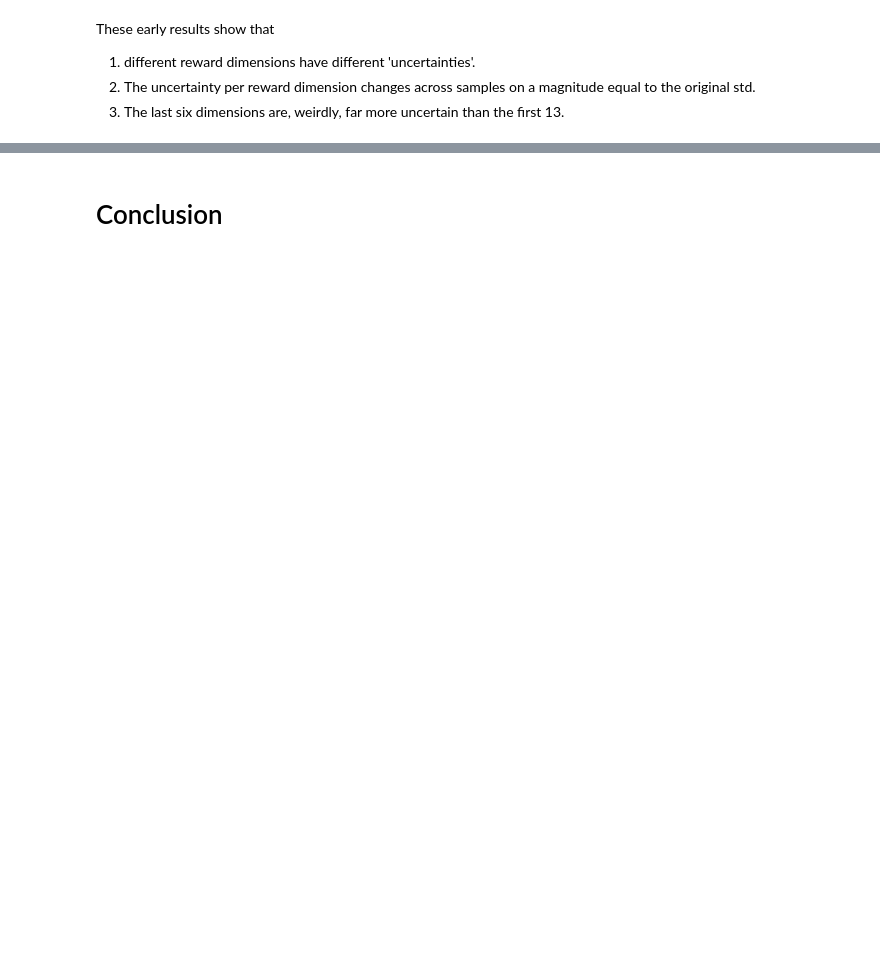
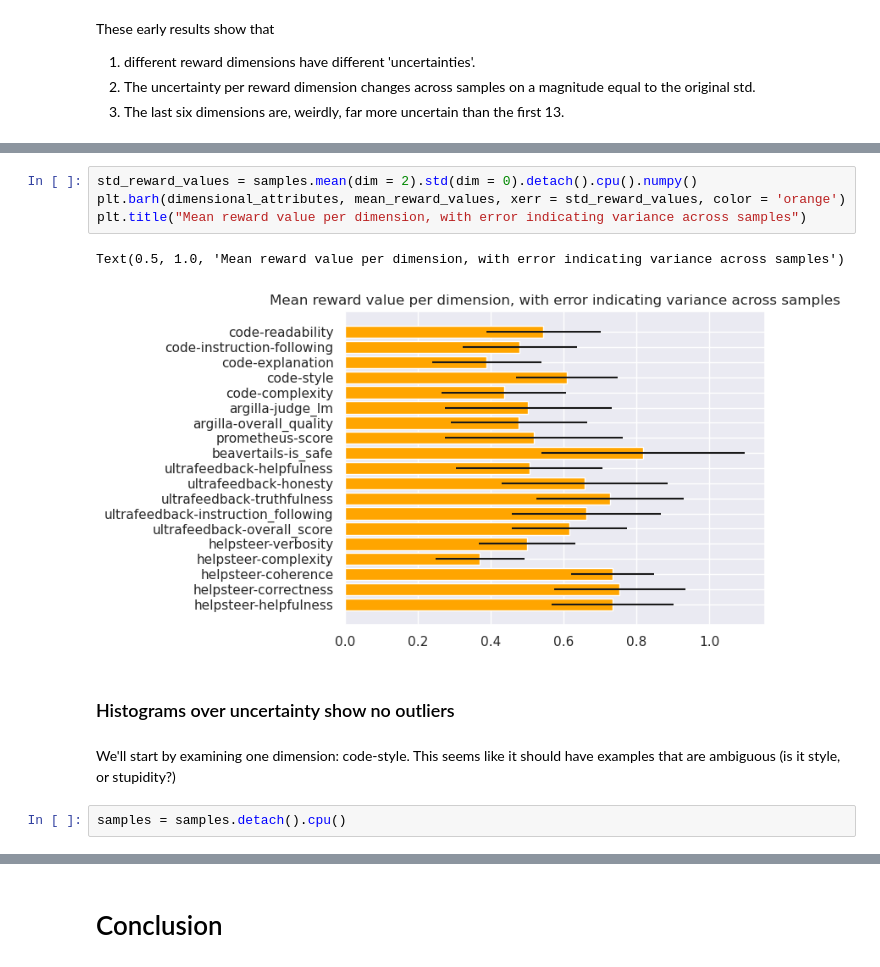
Before and after one commit to sijial430/RLHF-Reward-Modeling, a Jupyter notebook: nbs/experiments/01 Integrating Epinet into Armo Regression.ipynb, the cells around one changed output, grey strips where cells are left out. Saved outputs shown, nothing was run; the diff lists cells and outputs as text; blank space fills up the shorter version.

```diff
--- a/nbs/experiments/01 Integrating Epinet into Armo Regression.ipynb
+++ b/nbs/experiments/01 Integrating Epinet into Armo Regression.ipynb
@@ -508,0 +574,13 @@ These early results show that
+# %%
+std_reward_values = samples.mean(dim = 2).std(dim = 0).detach().cpu().numpy()
+plt.barh(dimensional_attributes, mean_reward_values, xerr = std_reward_values, color = 'orange')
+plt.title("Mean reward value per dimension, with error indicating variance across samples")
+# %% [output]
+Text(0.5, 1.0, 'Mean reward value per dimension, with error indicating variance across samples')
+[figure, added]
+# %% [markdown]
+### Histograms over uncertainty show no outliers
+# %% [markdown]
+We'll start by examining one dimension: code-style. This seems like it should have examples that are ambiguous (is it style, or stupidity?)
+# %%
+samples = samples.detach().cpu()
```
Also changed, not shown: parts of 24 cells of this notebook, 1 other file.
